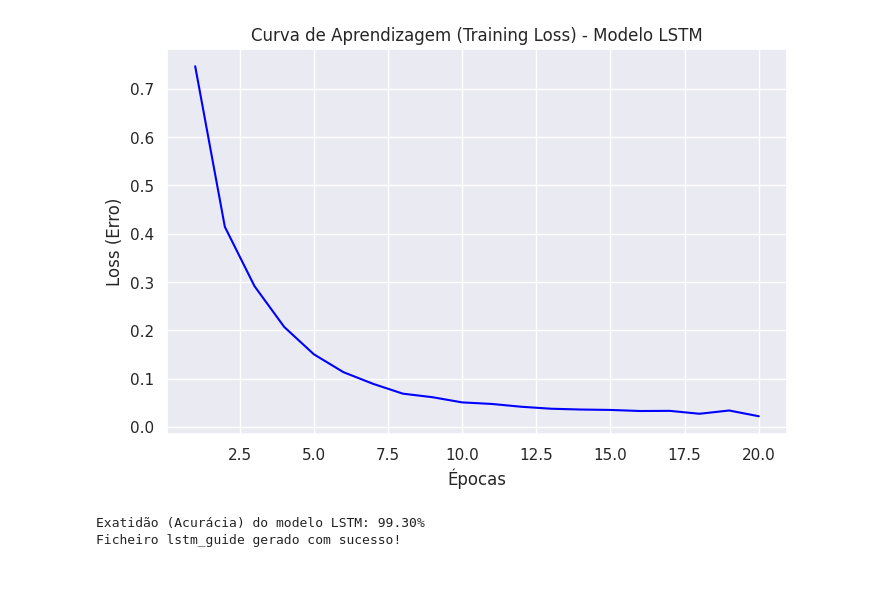
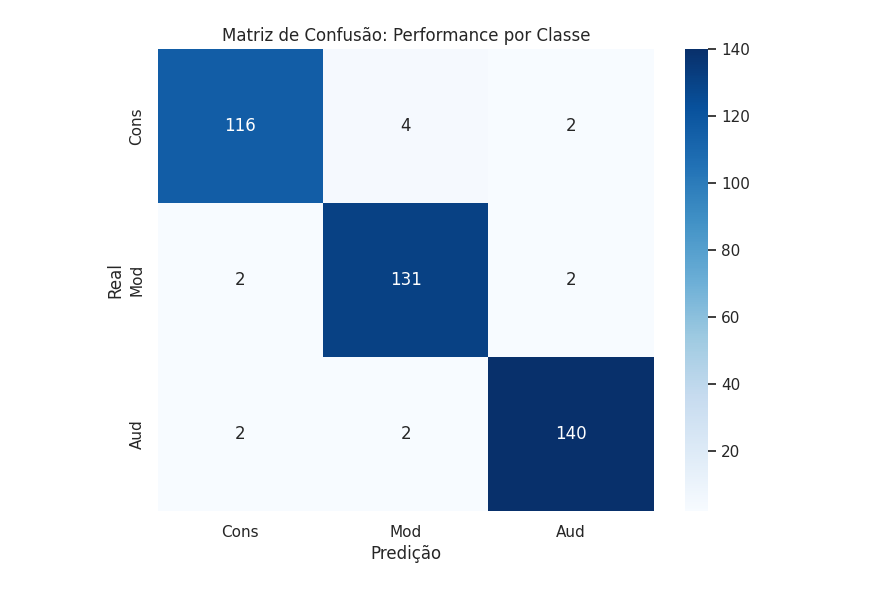
Before and after one commit to Quentalh/Buffet_Brain, a Jupyter notebook: Buffet_Brain.ipynb, the cells around one changed output. Cells and saved outputs as stored; diff of their text form; code cells hidden in the pictures.

```diff
--- a/Buffet_Brain.ipynb
+++ b/Buffet_Brain.ipynb
@@ -110,34 +220,22 @@ Treinamento Concluído!
-# %%
-plt.figure(figsize=(8, 5))
-plt.plot(range(1, num_epocas + 1), historico_loss, color='blue')
-plt.title('Curva de Aprendizagem (Training Loss) - Modelo LSTM')
-plt.xlabel('Épocas')
-plt.ylabel('Loss (Erro)')
-plt.show()
-
-modelo.eval()
-correct, total = 0, 0
-with torch.no_grad():
-    for batch_X, batch_y in test_loader:
-        outputs = modelo(batch_X)
-        _, predicted = torch.max(outputs.data, 1)
-        total += batch_y.size(0)
-        correct += (predicted == batch_y).sum().item()
-
-acuracia = (correct / total) * 100
-print(f"Exatidão (Acurácia) do modelo LSTM: {acuracia:.2f}%")
-
-torch.save({
-    'model_state_dict': modelo.state_dict(),
-    'X_mean': X_mean,
-    'X_std': X_std,
-    'mapeamento_reverso': {0: 'Conservador', 1: 'Moderado', 2: 'Audacioso'},
-    'arquitetura': 'LSTM',
-    'hidden_size': hidden_size
-}, 'lstm_guide.pth')
-
-print("Ficheiro lstm_guide gerado com sucesso!")
-# %% [output]
-[figure, removed]
-Exatidão (Acurácia) do modelo LSTM: 99.30%
-Ficheiro lstm_guide gerado com sucesso!
+# %%
+from sklearn.metrics import confusion_matrix
+import seaborn as sns
+
+modelo.eval()
+y_pred, y_true = [], []
+with torch.no_grad():
+    for X_test, y_test in test_loader:
+        outputs = modelo(X_test)
+        _, preds = torch.max(outputs, 1)
+        y_pred.extend(preds.numpy())
+        y_true.extend(y_test.numpy())
+
+cm = confusion_matrix(y_true, y_pred)
+plt.figure(figsize=(8,6))
+sns.heatmap(cm, annot=True, fmt='d', cmap='Blues', xticklabels=['Cons', 'Mod', 'Aud'], yticklabels=['Cons', 'Mod', 'Aud'])
+plt.title('Matriz de Confusão: Performance por Classe')
+plt.xlabel('Predição')
+plt.ylabel('Real')
+plt.show()
+# %% [output]
+[figure, added]
```
Also changed, not shown: parts of 7 cells of this notebook, 3 other files.
